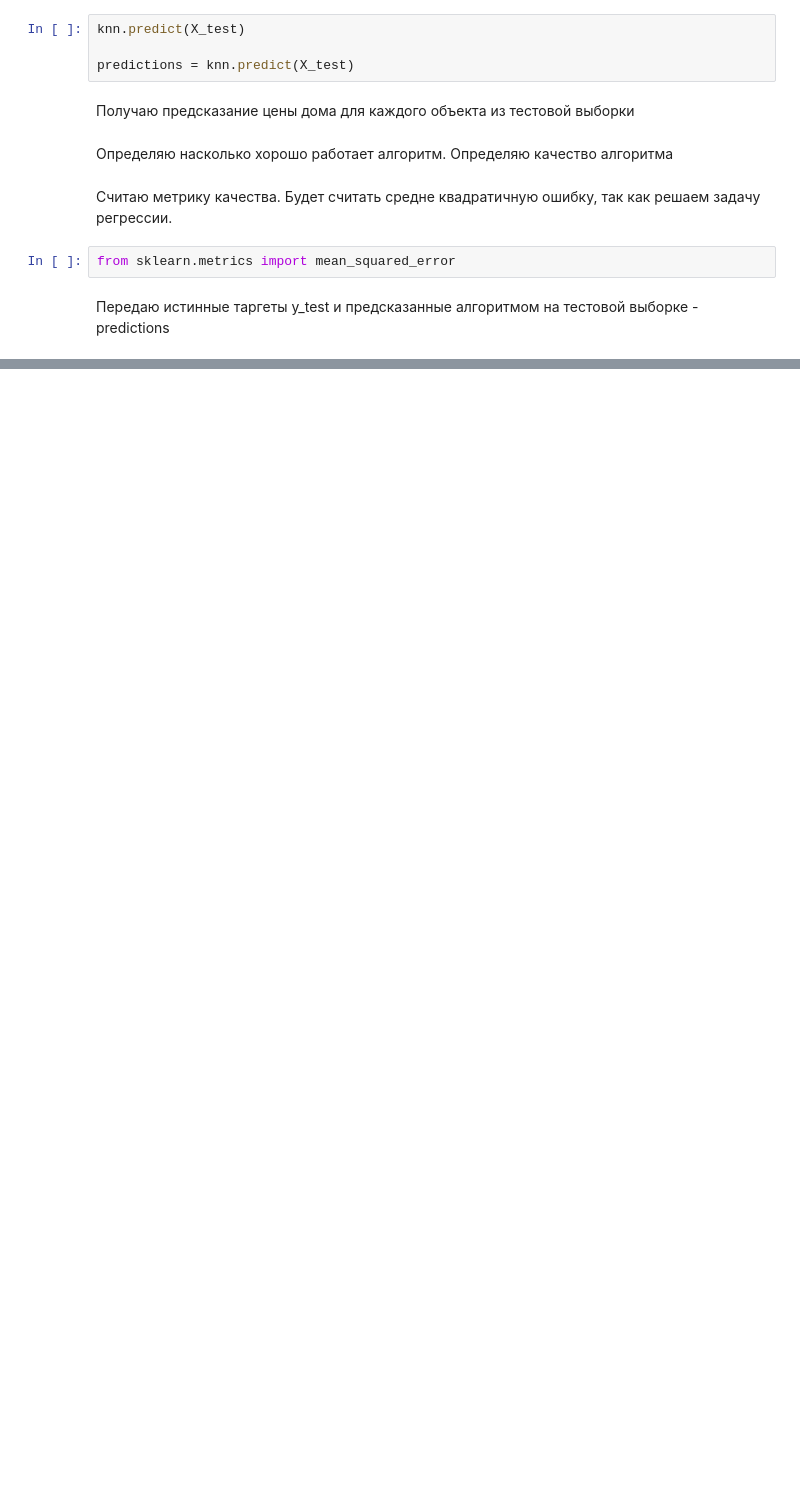
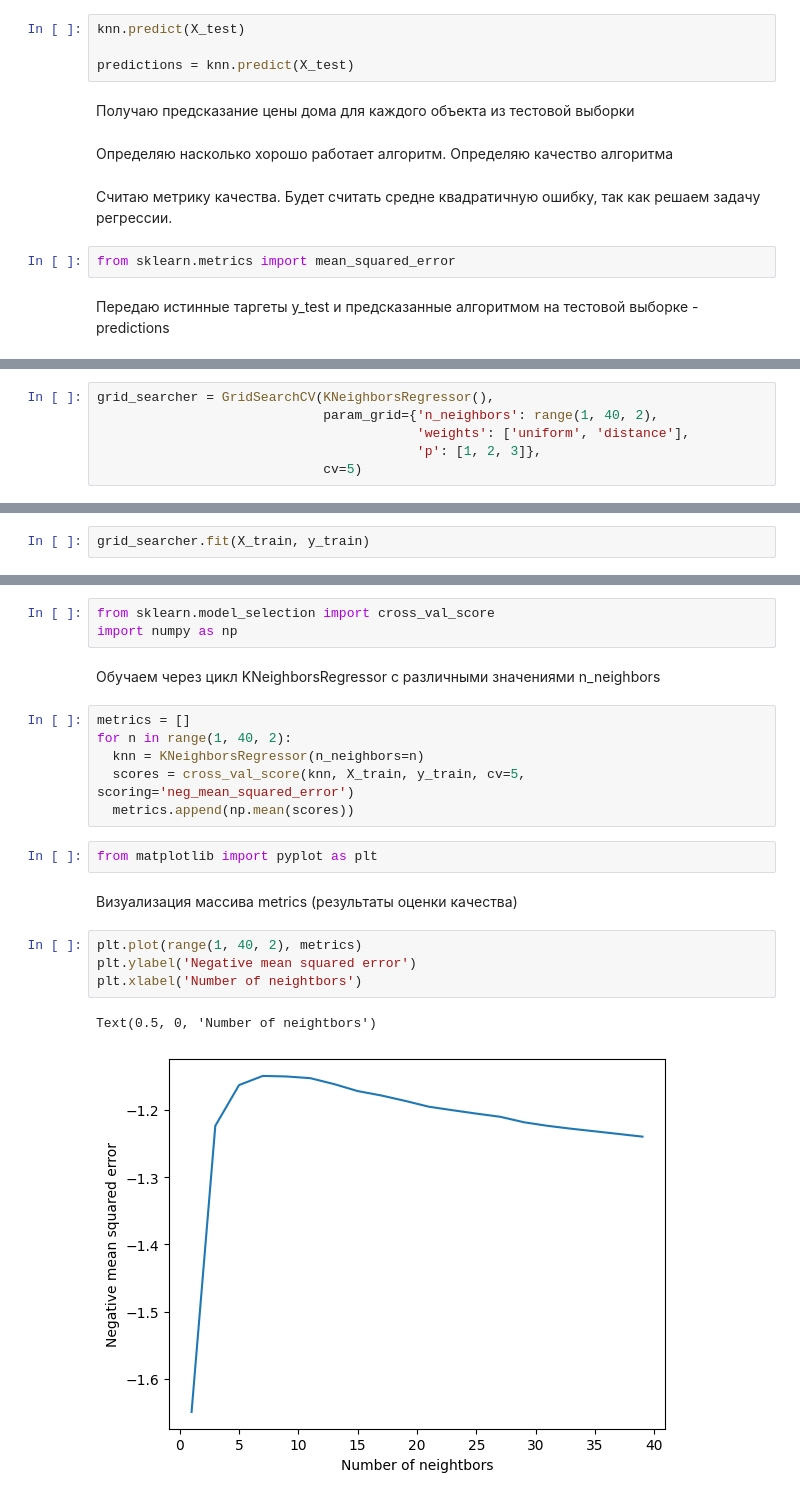
Before and after one commit to GarifullinII/CaliforniaDataAnalysis, a Jupyter notebook: california_housing_analysis.ipynb, the cells around one changed output, grey strips where cells are left out. Saved outputs shown, nothing was run; the diff lists cells and outputs as text; blank space fills up the shorter version.

Commit message:
add classification using the nearest neighbor method

```diff
--- a/california_housing_analysis.ipynb
+++ b/california_housing_analysis.ipynb
@@ -128,0 +137,6 @@ mean_squared_error(y_test, predictions)
+# %%
+grid_searcher = GridSearchCV(KNeighborsRegressor(),
+                             param_grid={'n_neighbors': range(1, 40, 2),
+                                         'weights': ['uniform', 'distance'],
+                                         'p': [1, 2, 3]},
+                             cv=5)
@@ -128,0 +147,2 @@ mean_squared_error(y_test, predictions)
+# %%
+grid_searcher.fit(X_train, y_train)
@@ -128,0 +168,22 @@ mean_squared_error(y_test, predictions)
+# %%
+from sklearn.model_selection import cross_val_score
+import numpy as np
+# %% [markdown]
+Обучаем через цикл KNeighborsRegressor с различными значениями n_neighbors
+# %%
+metrics = []
+for n in range(1, 40, 2):
+  knn = KNeighborsRegressor(n_neighbors=n)
+  scores = cross_val_score(knn, X_train, y_train, cv=5, scoring='neg_mean_squared_error')
+  metrics.append(np.mean(scores))
+# %%
+from matplotlib import pyplot as plt
+# %% [markdown]
+Визуализация массива metrics (результаты оценки качества)
+# %%
+plt.plot(range(1, 40, 2), metrics)
+plt.ylabel('Negative mean squared error')
+plt.xlabel('Number of neightbors')
+# %% [output]
+Text(0.5, 0, 'Number of neightbors')
+[figure, added]
```
Also changed, not shown: parts of 29 cells of this notebook.
